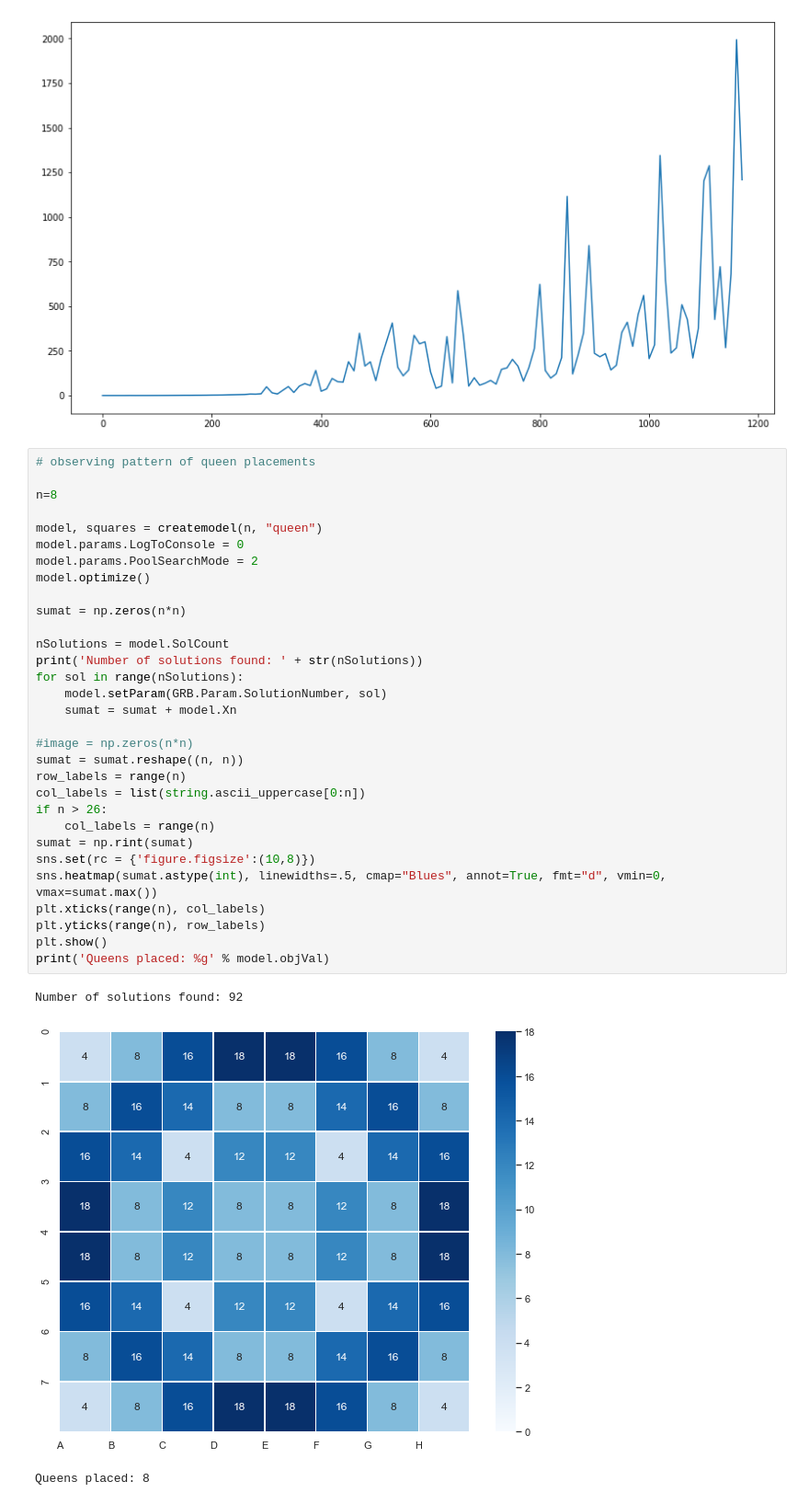
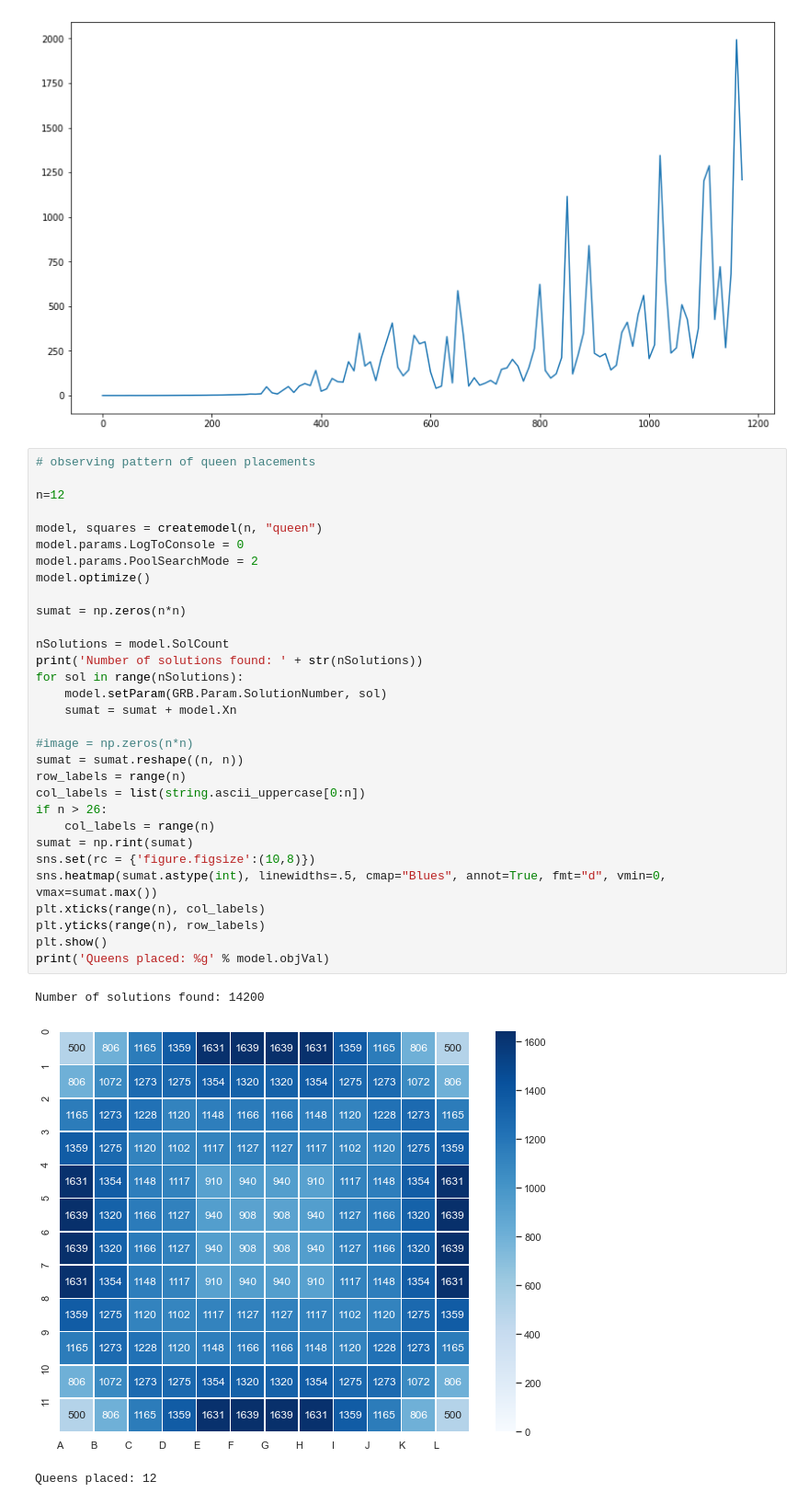
Before and after one commit to Grotzi/Multidimensional-N-Queens, a Jupyter notebook: nqueens_2D_with_variants.ipynb, the cells around one changed output. Shown at 92% size. Drawn from its saved outputs; the diff is of its cells as text.

```diff
--- a/nqueens_2D_with_variants.ipynb
+++ b/nqueens_2D_with_variants.ipynb
@@ -223,35 +223,35 @@ sns.lineplot(y=runtime[:,1], x=runtime[:,0])
 # %%
 # observing pattern of queen placements
 
-n=8
+n=12
 
 model, squares = createmodel(n, "queen")
 model.params.LogToConsole = 0
 model.params.PoolSearchMode = 2
 model.optimize()
 
 sumat = np.zeros(n*n)
 
 nSolutions = model.SolCount
 print('Number of solutions found: ' + str(nSolutions))
 for sol in range(nSolutions):
     model.setParam(GRB.Param.SolutionNumber, sol)
     sumat = sumat + model.Xn
 
 #image = np.zeros(n*n)
 sumat = sumat.reshape((n, n))
 row_labels = range(n)
 col_labels = list(string.ascii_uppercase[0:n])
 if n > 26:
     col_labels = range(n)
 sumat = np.rint(sumat)
 sns.set(rc = {'figure.figsize':(10,8)})
 sns.heatmap(sumat.astype(int), linewidths=.5, cmap="Blues", annot=True, fmt="d", vmin=0, vmax=sumat.max())
 plt.xticks(range(n), col_labels)
 plt.yticks(range(n), row_labels)
 plt.show()
 print('Queens placed: %g' % model.objVal)
 # %% [output]
-Number of solutions found: 92
+Number of solutions found: 14200
-[figure, old version]
+[figure, new version]
-Queens placed: 8
+Queens placed: 12
```
